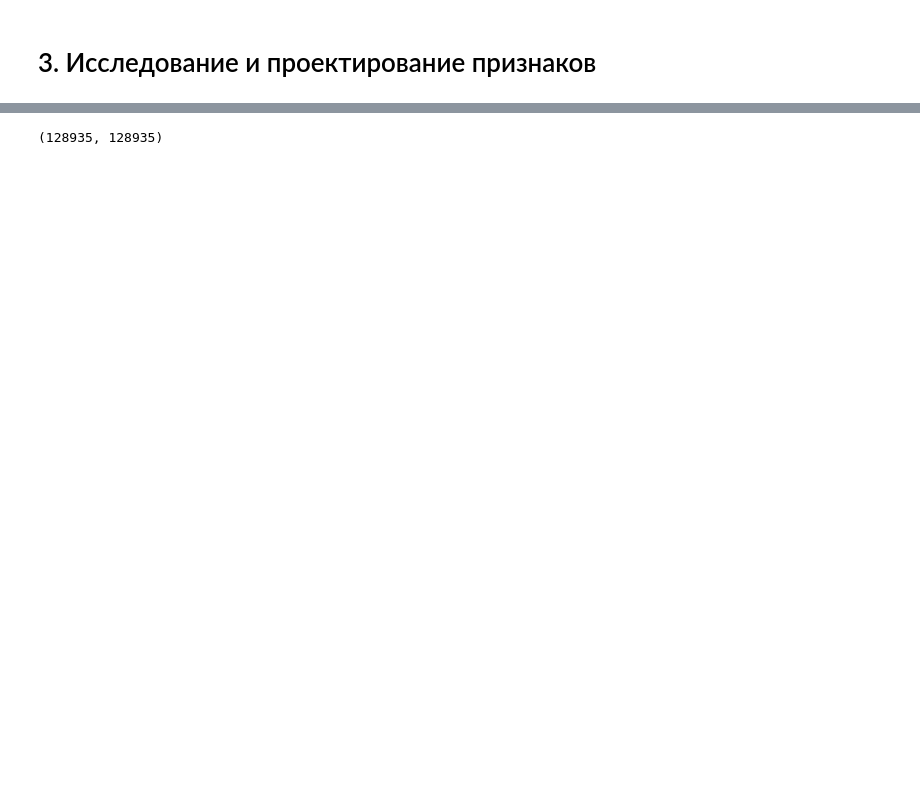
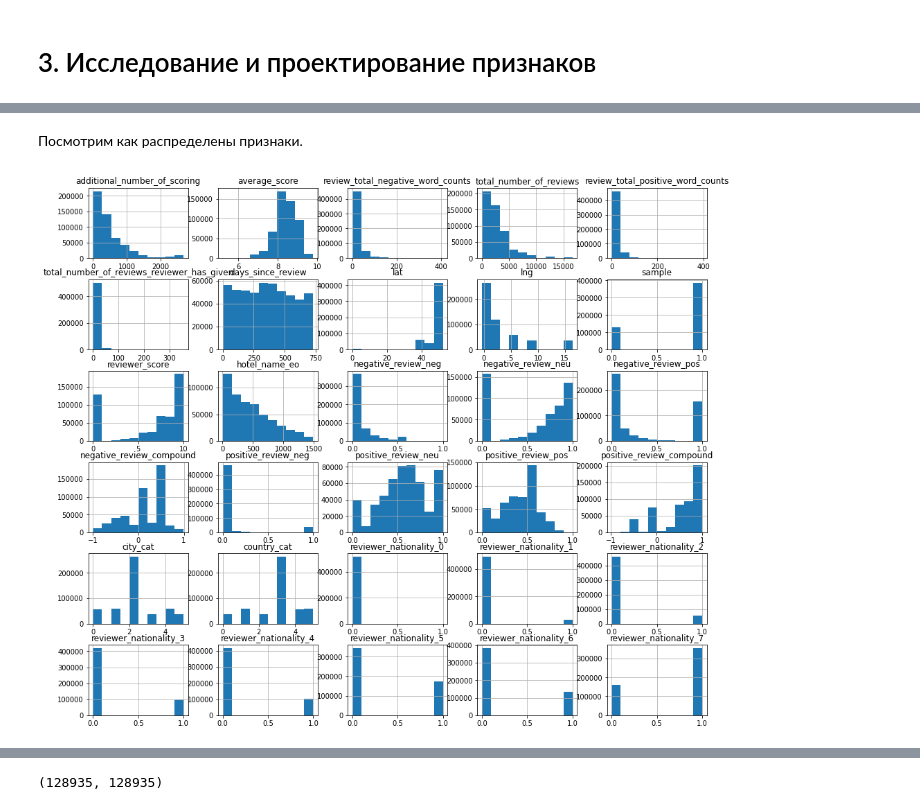
Before and after one commit to sudakovairina/project3_hotels, a Jupyter notebook: project3-hotels-sio.ipynb, the cells around one changed output, grey strips where cells are left out. Drawn from its saved outputs; the diff is of its cells as text; code cells hidden in the pictures; blank space fills up the shorter version.

```diff
--- a/project3-hotels-sio.ipynb
+++ b/project3-hotels-sio.ipynb
@@ -395,0 +460,3 @@ X = train_data.drop(['reviewer_score'], axis=1)
+# %%
+# первым делом скопируем датасет
+data_for_fit = data.copy()
@@ -395,0 +490,6 @@ X = train_data.drop(['reviewer_score'], axis=1)
+# %% [markdown]
+Посмотрим как распределены признаки.
+# %%
+data_for_fit.hist(figsize=(16,14));
+# %% [output]
+[figure, added]
```
Also changed, not shown: parts of 96 cells of this notebook.
